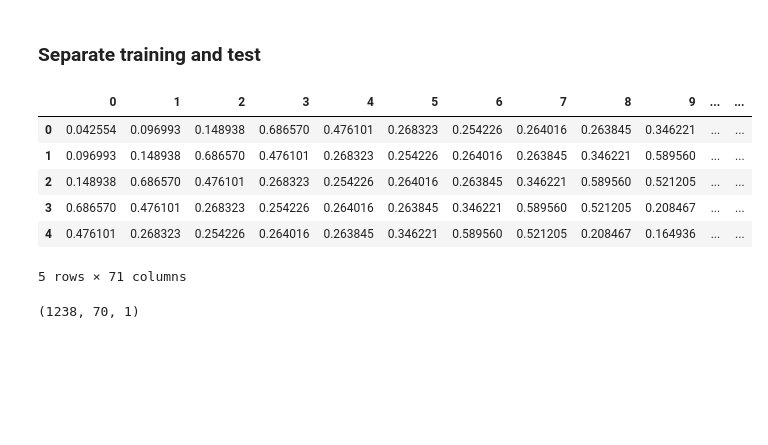
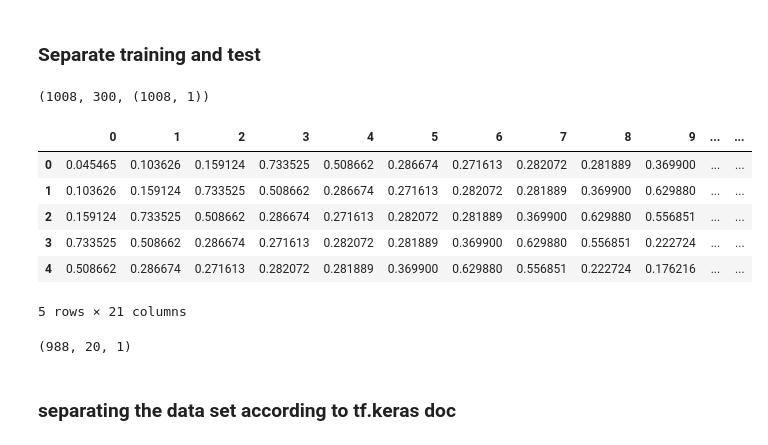
Before and after one commit to AAntunesNDS/time_series_deeplearning, a Jupyter notebook: TimeSeriesKerasTensorFlow_DevAcademyChallange_Dataset_2.ipynb, the cells around one changed output. Cells and saved outputs as stored; diff of their text form; code cells hidden in the pictures; blank space fills up the shorter version.

```diff
--- a/TimeSeriesKerasTensorFlow_DevAcademyChallange_Dataset_2.ipynb
+++ b/TimeSeriesKerasTensorFlow_DevAcademyChallange_Dataset_2.ipynb
@@ -5,7 +5,8 @@ from matplotlib import pyplot as plt
 from matplotlib.pyplot import figure
 from sklearn import metrics
 # %%
-data = pd.read_csv('Datas/DataTreinamentoDevAcademy/data_2__.csv', date_parser = 'data')
+data = pd.read_csv('Datas/DataTreinamentoDevAcademy/data_2__.csv')
+data = data.drop(['index'], axis=1)
 #data_test = pd.read_csv('Datas/DataTreinamentoDevAcademy/data_1__test.csv', date_parser = 'data')
 data.head()
 # %% [output]
@@ -68,8 +81,12 @@ len(data)
 data_training = data.iloc[:1008, :]
 data_test = data.iloc[1008:1308, :]
 # %%
-data_training = data[['valor']].values
-#data_train = data.iloc[:, 2:3].values
+data_training = data_training[['valor']].values
+data_test = data_test.iloc[:, 2:3].values
+# %%
+len(data_training),  len(data_test), data_training.shape
+# %% [output]
+(1008, 300, (1008, 1))
 # %%
 from sklearn.preprocessing import MinMaxScaler
 
@@ -78,25 +95,27 @@ data_train_scaled = scaler.fit_transform(np.array(data_training))
 # %%
 previsores = []
 preco_real = []
-for i in range(70, len(data)):
-    previsores.append(data_train_scaled[i-70:i, 0])
+for i in range(20, len(data_training)):
+    previsores.append(data_train_scaled[i-20:i, 0])
     preco_real.append(data_train_scaled[i, 0])
 # %%
 previsores, preco_real = np.array(previsores), np.array(preco_real)
 # %%
 dt_values = pd.DataFrame(previsores)
-dt_values[70] = pd.DataFrame(preco_real)
+dt_values[20] = pd.DataFrame(preco_real)
 dt_values.head()
 # %% [output]
 |  | 0 | 1 | 2 | 3 | 4 | 5 | 6 | 7 | 8 | 9 | ... | ... |
-| 0 | 0.042554 | 0.096993 | 0.148938 | 0.686570 | 0.476101 | 0.268323 | 0.254226 | 0.264016 | 0.263845 | 0.346221 | ... | ... |
-| 1 | 0.096993 | 0.148938 | 0.686570 | 0.476101 | 0.268323 | 0.254226 | 0.264016 | 0.263845 | 0.346221 | 0.589560 | ... | ... |
-| 2 | 0.148938 | 0.686570 | 0.476101 | 0.268323 | 0.254226 | 0.264016 | 0.263845 | 0.346221 | 0.589560 | 0.521205 | ... | ... |
-| 3 | 0.686570 | 0.476101 | 0.268323 | 0.254226 | 0.264016 | 0.263845 | 0.346221 | 0.589560 | 0.521205 | 0.208467 | ... | ... |
-| 4 | 0.476101 | 0.268323 | 0.254226 | 0.264016 | 0.263845 | 0.346221 | 0.589560 | 0.521205 | 0.208467 | 0.164936 | ... | ... |
+| 0 | 0.045465 | 0.103626 | 0.159124 | 0.733525 | 0.508662 | 0.286674 | 0.271613 | 0.282072 | 0.281889 | 0.369900 | ... | ... |
+| 1 | 0.103626 | 0.159124 | 0.733525 | 0.508662 | 0.286674 | 0.271613 | 0.282072 | 0.281889 | 0.369900 | 0.629880 | ... | ... |
+| 2 | 0.159124 | 0.733525 | 0.508662 | 0.286674 | 0.271613 | 0.282072 | 0.281889 | 0.369900 | 0.629880 | 0.556851 | ... | ... |
+| 3 | 0.733525 | 0.508662 | 0.286674 | 0.271613 | 0.282072 | 0.281889 | 0.369900 | 0.629880 | 0.556851 | 0.222724 | ... | ... |
+| 4 | 0.508662 | 0.286674 | 0.271613 | 0.282072 | 0.281889 | 0.369900 | 0.629880 | 0.556851 | 0.222724 | 0.176216 | ... | ... |
-5 rows × 71 columns
+5 rows × 21 columns
 # %%
 previsores = np.reshape(previsores, (previsores.shape[0], previsores.shape[1], 1))
 previsores.shape
 # %% [output]
-(1238, 70, 1)
+(988, 20, 1)
+# %% [markdown]
+### separating the data set according to tf.keras doc
```
Also changed, not shown: parts of 24 cells of this notebook.
